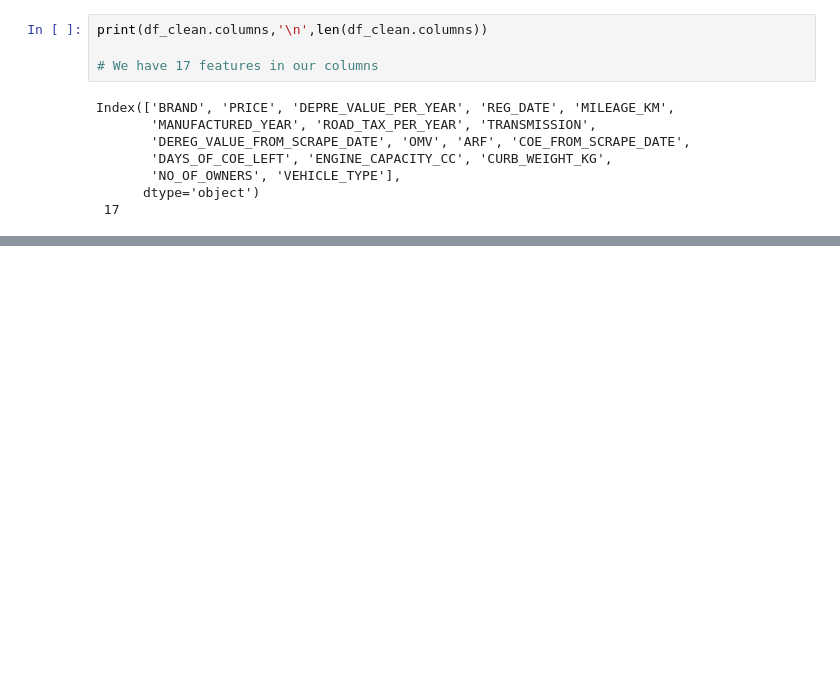
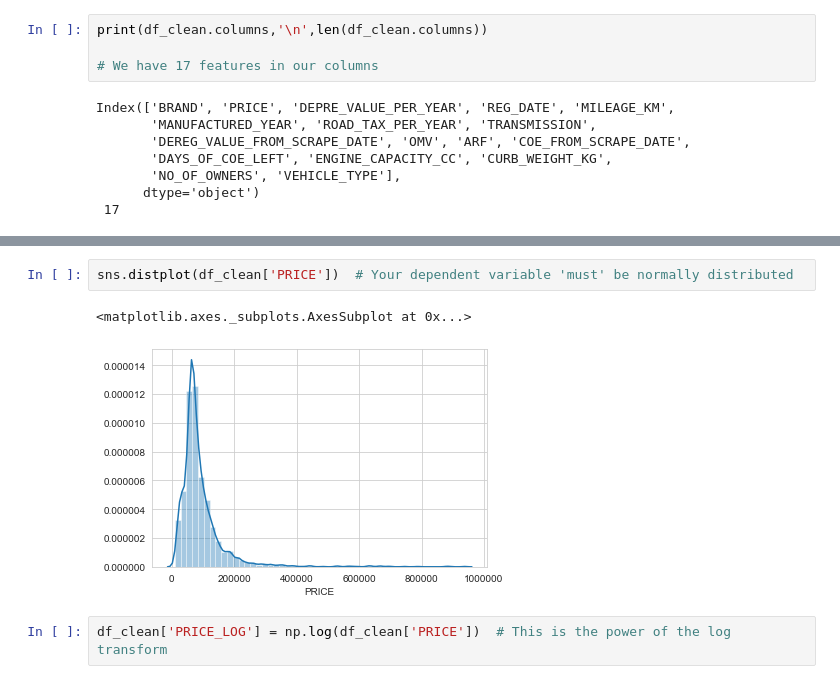
Before and after one commit to xianjinseow92/Data-Science-Projects, a Jupyter notebook: Project_2_SgCarMart Price Prediction_2/notebooks/EDA and Linear Regression Analysis on Used Cars from SGCARMART.ipynb, the cells around one changed output, grey strips where cells are left out. Drawn from its saved outputs; the diff is of its cells as text; blank space fills up the shorter version.

```diff
--- a/Project_2_SgCarMart Price Prediction_2/notebooks/EDA and Linear Regression Analysis on Used Cars from SGCARMART.ipynb
+++ b/Project_2_SgCarMart Price Prediction_2/notebooks/EDA and Linear Regression Analysis on Used Cars from SGCARMART.ipynb
@@ -174,0 +224,7 @@ df_clean[df_clean['TRANSMISSION'] == "Manual"]
+# %%
+sns.distplot(df_clean['PRICE'])  # Your dependent variable 'must' be normally distributed
+# %% [output]
+<matplotlib.axes._subplots.AxesSubplot at 0x...>
+[figure, added]
+# %%
+df_clean['PRICE_LOG'] = np.log(df_clean['PRICE'])  # This is the power of the log transform
```
Also changed, not shown: parts of 28 cells of this notebook.
